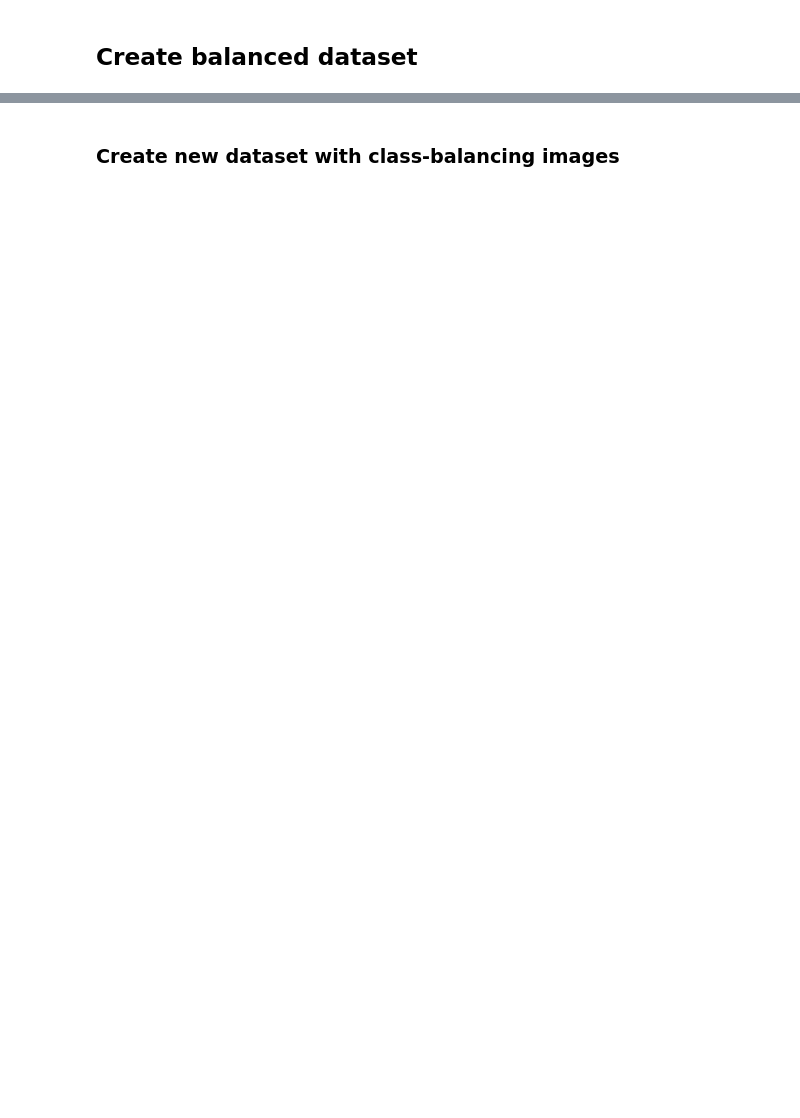
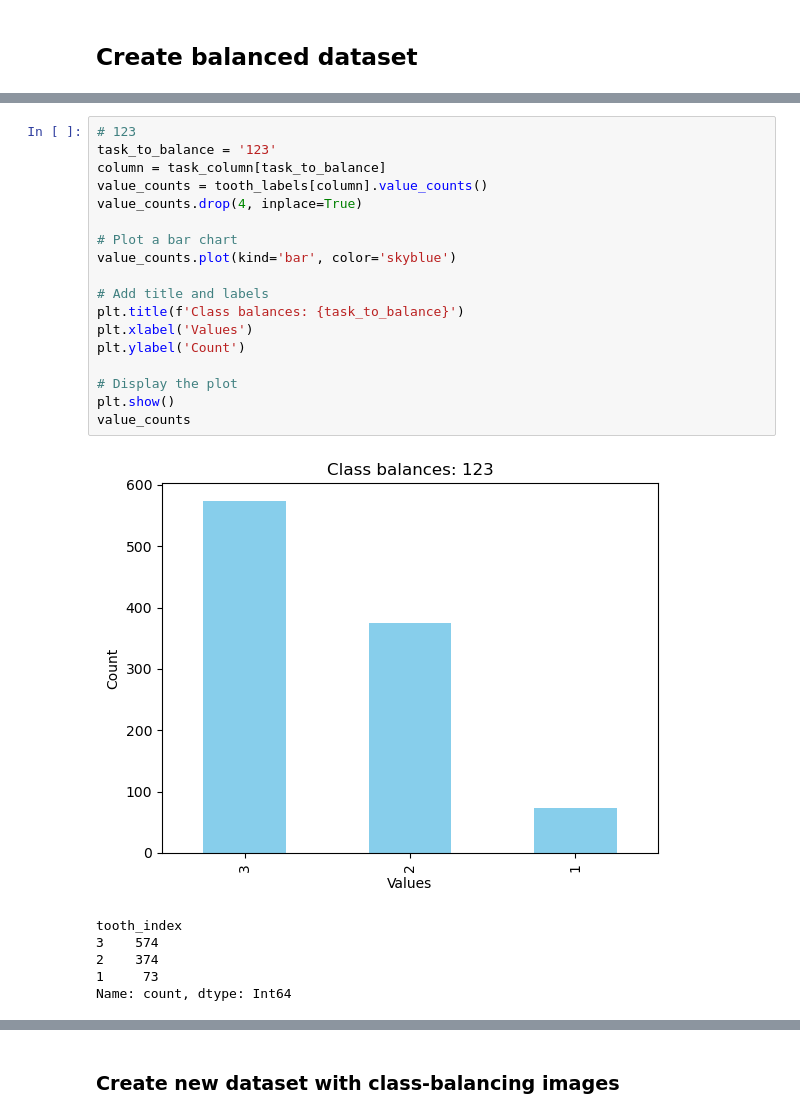
Before and after one commit to korolainenriikka/thesis, a Jupyter notebook: code/data_cleaning/data_to_imagefolder.ipynb, the cells around one changed output, grey strips where cells are left out. Cells and saved outputs as stored; diff of their text form; blank space fills up the shorter version.

```diff
--- a/code/data_cleaning/data_to_imagefolder.ipynb
+++ b/code/data_cleaning/data_to_imagefolder.ipynb
@@ -173,0 +210,25 @@ plt.show()
+# %%
+# 123
+task_to_balance = '123'
+column = task_column[task_to_balance]
+value_counts = tooth_labels[column].value_counts()
+value_counts.drop(4, inplace=True)
+
+# Plot a bar chart
+value_counts.plot(kind='bar', color='skyblue')
+
+# Add title and labels
+plt.title(f'Class balances: {task_to_balance}')
+plt.xlabel('Values')
+plt.ylabel('Count')
+
+# Display the plot
+plt.show()
+value_counts
+# %% [output]
+[figure, added]
+tooth_index
+3    574
+2    374
+1     73
+Name: count, dtype: Int64
```
Also changed, not shown: parts of 15 cells of this notebook, 4 other files.
